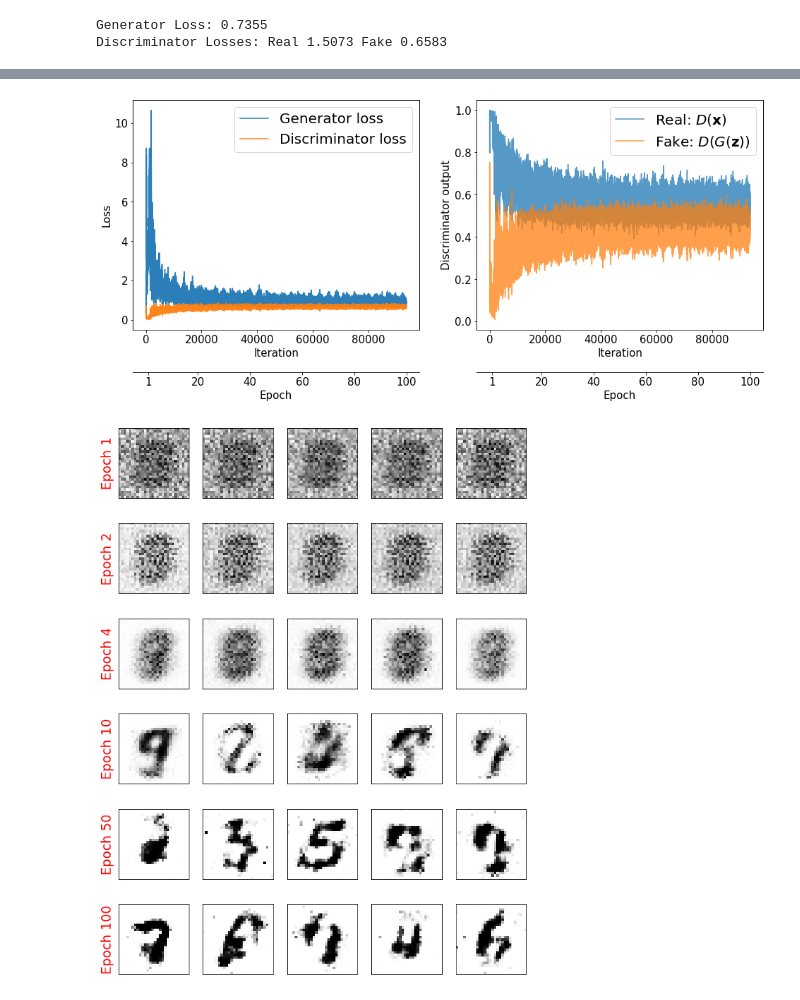
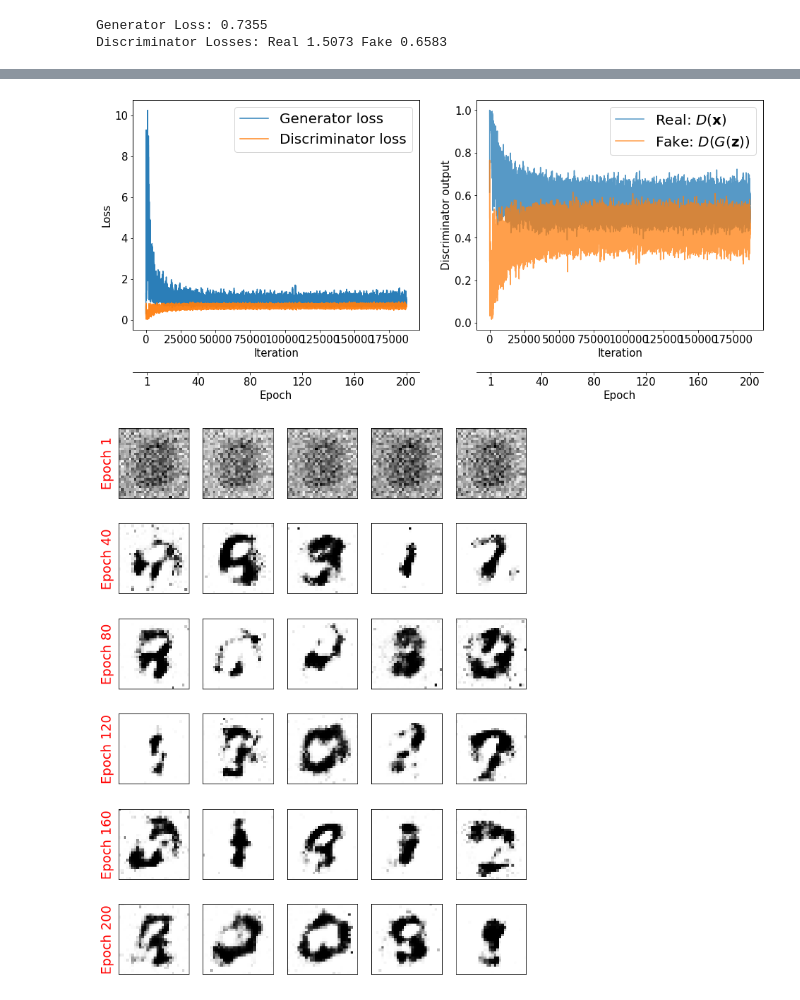
Before and after one commit to jicampos/Vanilla-GAN-MNIST, a Jupyter notebook: vanilla_GAN_MNIST.ipynb, the cells around one changed output, grey strips where cells are left out. Cells and saved outputs as stored; diff of their text form; code cells hidden in the pictures.

Commit message:
changed epoch

```diff
--- a/vanilla_GAN_MNIST.ipynb
+++ b/vanilla_GAN_MNIST.ipynb
@@ -187,7 +190,7 @@ Discriminator Losses: Real 1.5073 Fake 0.6583
 # %%
 import time
 
-num_epochs = 100
+num_epochs = 200
 batch_size = 64
 image_size = (28, 28)
 z_size = 20
@@ -338,9 +339,9 @@ plt.legend(fontsize=20)
 ax.set_xlabel('Iteration', size=15)
 ax.set_ylabel('Loss', size=15)
 
-epochs = np.arange(1, 101)
+epochs = np.arange(1, 201)
 epoch2iter = lambda e: e*len(all_losses[-1])
-epoch_ticks = [1, 20, 40, 60, 80, 100]
+epoch_ticks = [1, 40, 80, 120, 160, 200]
 newpos = [epoch2iter(e) for e in epoch_ticks]
 ax2 = ax.twiny()
 ax2.set_xticks(newpos)
@@ -378,27 +379,27 @@ ax2.tick_params(axis='both', which='major', labelsize=15)
 #plt.savefig('images/ch17-gan-learning-curve.pdf')
 plt.show()
 # %% [output]
-[figure, old version]
+[figure, new version]
 # %%
-selected_epochs = [1, 2, 4, 10, 50, 100]
+selected_epochs = [1, 40, 80, 120, 160, 200]
 fig = plt.figure(figsize=(10, 14))
 for i,e in enumerate(selected_epochs):
     for j in range(5):
         ax = fig.add_subplot(6, 5, i*5+j+1)
         ax.set_xticks([])
         ax.set_yticks([])
         if j == 0:
             ax.text(
                 -0.06, 0.5, 'Epoch {}'.format(e),
                 rotation=90, size=18, color='red',
                 horizontalalignment='right',
                 verticalalignment='center',
                 transform=ax.transAxes)
 
         image = epoch_samples[e-1][j]
         ax.imshow(image, cmap='gray_r')
 
 #plt.savefig('images/ch17-vanila-gan-samples.pdf')
 plt.show()
 # %% [output]
-[figure, old version]
+[figure, new version]
```
Also changed, not shown: parts of 5 cells of this notebook.
